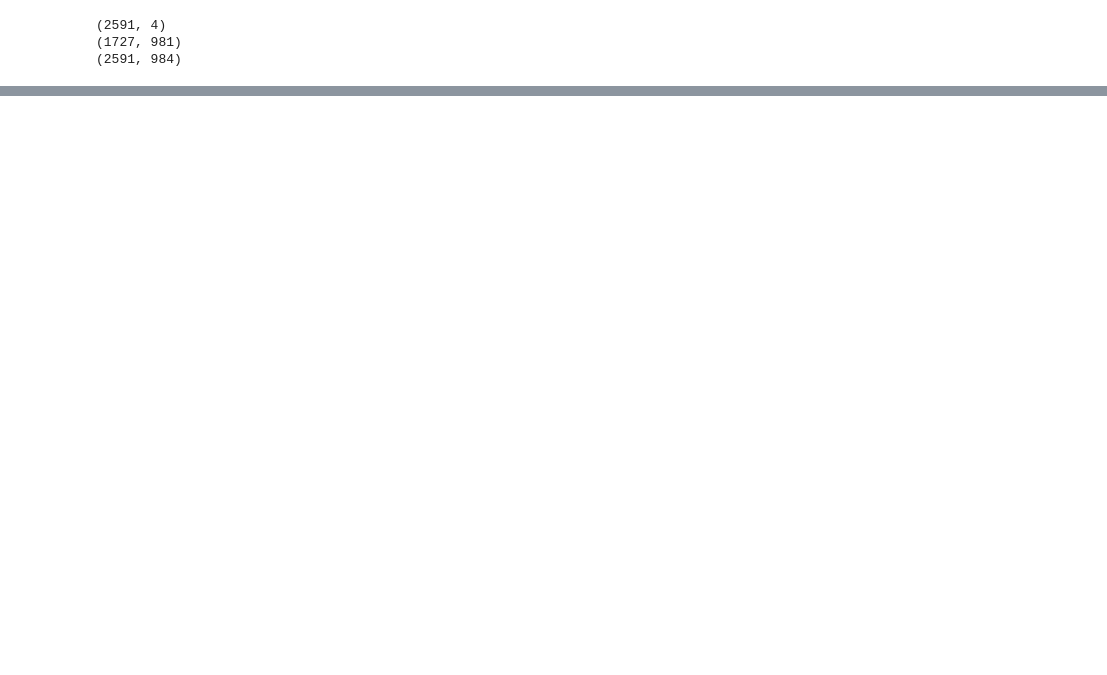
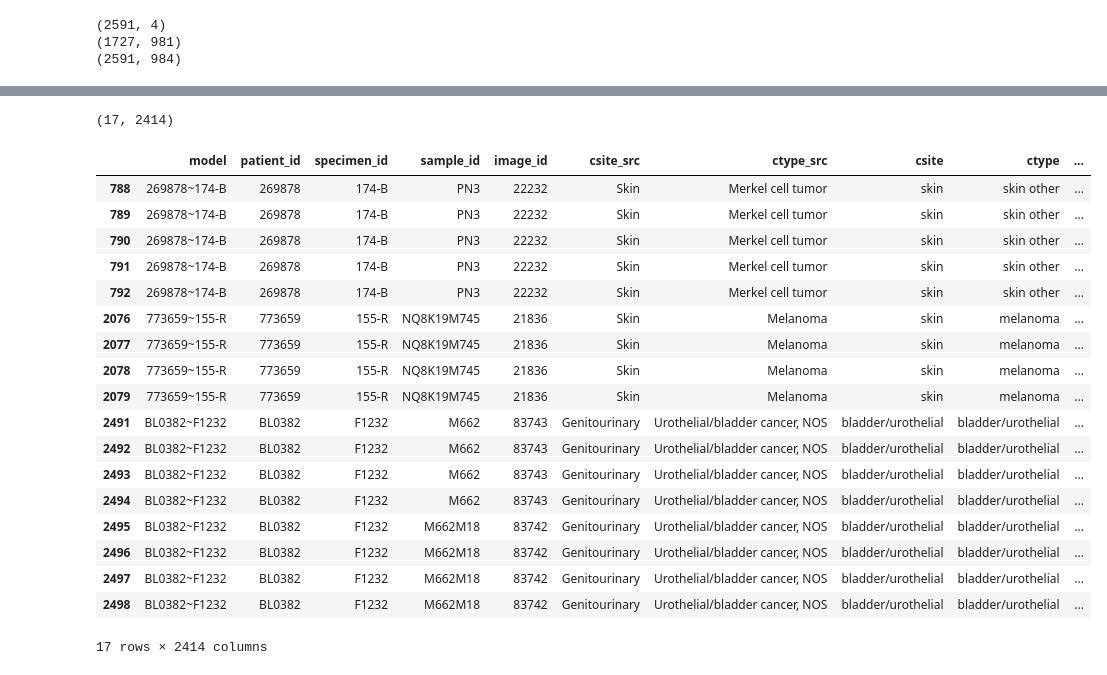
Before and after one commit to adpartin/pdx-histo, a Jupyter notebook: nbs/pdx_meta_files.ipynb, the cells around one changed output, grey strips where cells are left out. Cells and saved outputs as stored; diff of their text form; code cells hidden in the pictures; blank space fills up the shorter version.

```diff
--- a/nbs/pdx_meta_files.ipynb
+++ b/nbs/pdx_meta_files.ipynb
@@ -244,0 +259,27 @@ Name: Response, dtype: int64
+# %%
+m = df[df.image_id.isin(cfg.BAD_SLIDES)]
+print(m.shape)
+# %% [output]
+(17, 2414)
+# %%
+m
+# %% [output]
+|  | model | patient_id | specimen_id | sample_id | image_id | csite_src | ctype_src | csite | ctype | ... |
+| 788 | 269878~174-B | 269878 | 174-B | PN3 | 22232 | Skin | Merkel cell tumor | skin | skin other | ... |
+| 789 | 269878~174-B | 269878 | 174-B | PN3 | 22232 | Skin | Merkel cell tumor | skin | skin other | ... |
+| 790 | 269878~174-B | 269878 | 174-B | PN3 | 22232 | Skin | Merkel cell tumor | skin | skin other | ... |
+| 791 | 269878~174-B | 269878 | 174-B | PN3 | 22232 | Skin | Merkel cell tumor | skin | skin other | ... |
+| 792 | 269878~174-B | 269878 | 174-B | PN3 | 22232 | Skin | Merkel cell tumor | skin | skin other | ... |
+| 2076 | 773659~155-R | 773659 | 155-R | NQ8K19M745 | 21836 | Skin | Melanoma | skin | melanoma | ... |
+| 2077 | 773659~155-R | 773659 | 155-R | NQ8K19M745 | 21836 | Skin | Melanoma | skin | melanoma | ... |
+| 2078 | 773659~155-R | 773659 | 155-R | NQ8K19M745 | 21836 | Skin | Melanoma | skin | melanoma | ... |
+| 2079 | 773659~155-R | 773659 | 155-R | NQ8K19M745 | 21836 | Skin | Melanoma | skin | melanoma | ... |
+| 2491 | BL0382~F1232 | BL0382 | F1232 | M662 | 83743 | Genitourinary | Urothelial/bladder cancer, NOS | bladder/urothelial | bladder/urothelial | ... |
+| 2492 | BL0382~F1232 | BL0382 | F1232 | M662 | 83743 | Genitourinary | Urothelial/bladder cancer, NOS | bladder/urothelial | bladder/urothelial | ... |
+| 2493 | BL0382~F1232 | BL0382 | F1232 | M662 | 83743 | Genitourinary | Urothelial/bladder cancer, NOS | bladder/urothelial | bladder/urothelial | ... |
+| 2494 | BL0382~F1232 | BL0382 | F1232 | M662 | 83743 | Genitourinary | Urothelial/bladder cancer, NOS | bladder/urothelial | bladder/urothelial | ... |
+| 2495 | BL0382~F1232 | BL0382 | F1232 | M662M18 | 83742 | Genitourinary | Urothelial/bladder cancer, NOS | bladder/urothelial | bladder/urothelial | ... |
+| 2496 | BL0382~F1232 | BL0382 | F1232 | M662M18 | 83742 | Genitourinary | Urothelial/bladder cancer, NOS | bladder/urothelial | bladder/urothelial | ... |
+| 2497 | BL0382~F1232 | BL0382 | F1232 | M662M18 | 83742 | Genitourinary | Urothelial/bladder cancer, NOS | bladder/urothelial | bladder/urothelial | ... |
+| 2498 | BL0382~F1232 | BL0382 | F1232 | M662M18 | 83742 | Genitourinary | Urothelial/bladder cancer, NOS | bladder/urothelial | bladder/urothelial | ... |
+17 rows × 2414 columns
```
Also changed, not shown: parts of 23 cells of this notebook, 20 other files.
